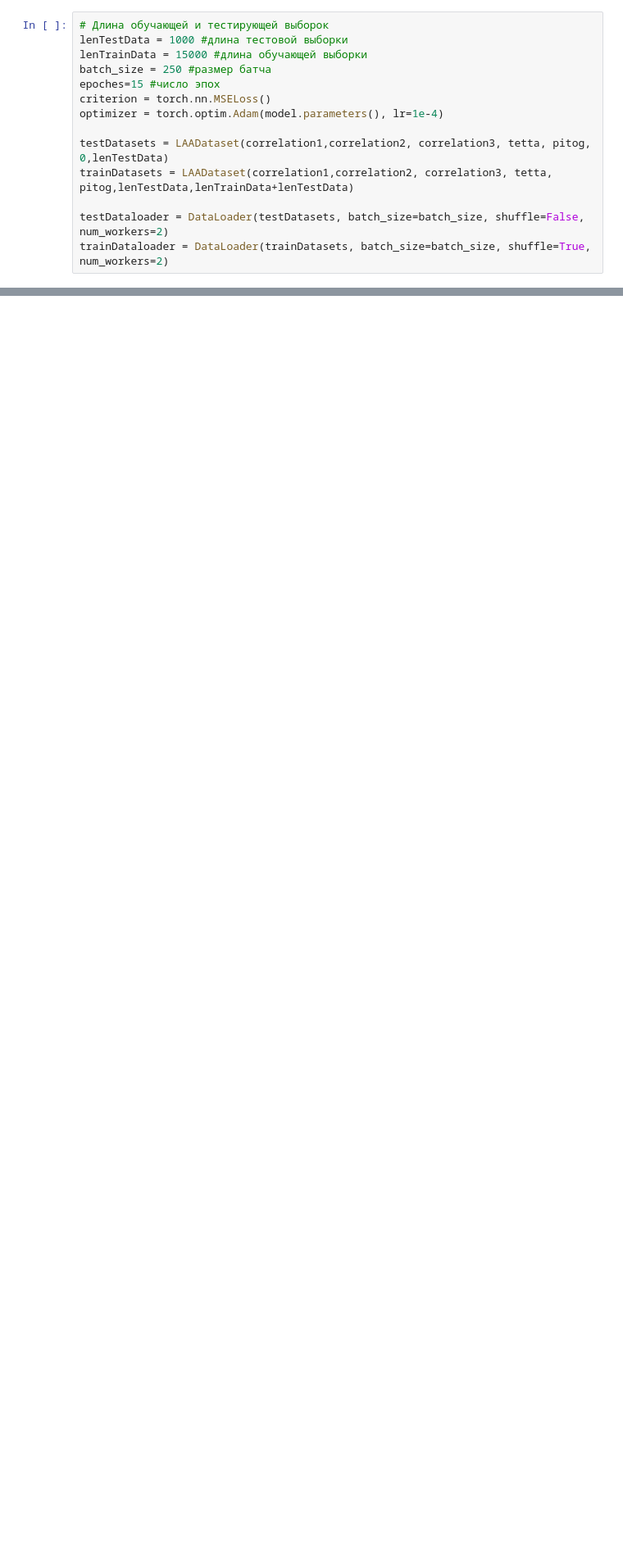
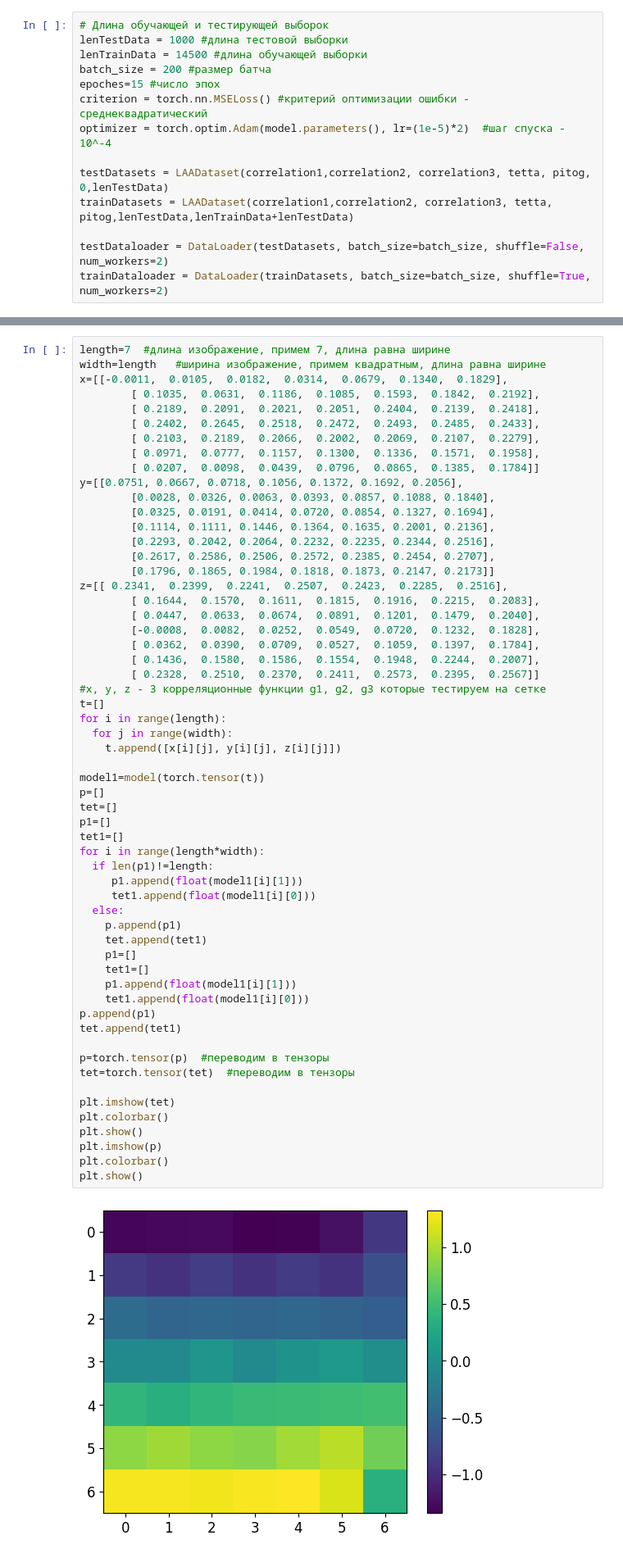
Before and after one commit to dainilliniad/small311qlab, a Jupyter notebook: курсовая_нейросеть.ipynb, the cells around one changed output, grey strips where cells are left out. Shown at 82% size. Cells and saved outputs as stored; diff of their text form; blank space fills up the shorter version.

```diff
--- a/курсовая_нейросеть.ipynb
+++ b/курсовая_нейросеть.ipynb
@@ -68,11 +69,11 @@ model = torch.nn.Sequential(
 # %%
 # Длина обучающей и тестирующей выборок
 lenTestData = 1000 #длина тестовой выборки
-lenTrainData = 15000 #длина обучающей выборки
-batch_size = 250 #размер батча
+lenTrainData = 14500 #длина обучающей выборки
+batch_size = 200 #размер батча
 epoches=15 #число эпох
-criterion = torch.nn.MSELoss()
-optimizer = torch.optim.Adam(model.parameters(), lr=1e-4)
+criterion = torch.nn.MSELoss() #критерий оптимизации ошибки - среднеквадратический
+optimizer = torch.optim.Adam(model.parameters(), lr=(1e-5)*2)  #шаг спуска - 10^-4
 
 testDatasets = LAADataset(correlation1,correlation2, correlation3, tetta, pitog, 0,lenTestData)
 trainDatasets = LAADataset(correlation1,correlation2, correlation3, tetta, pitog,lenTestData,lenTrainData+lenTestData)
@@ -221,0 +164,60 @@ plt.colorbar()
+# %%
+length=7  #длина изображение, примем 7, длина равна ширине
+width=length   #ширина изображение, примем квадратным, длина равна ширине
+x=[[-0.0011,  0.0105,  0.0182,  0.0314,  0.0679,  0.1340,  0.1829],
+        [ 0.1035,  0.0631,  0.1186,  0.1085,  0.1593,  0.1842,  0.2192],
+        [ 0.2189,  0.2091,  0.2021,  0.2051,  0.2404,  0.2139,  0.2418],
+        [ 0.2402,  0.2645,  0.2518,  0.2472,  0.2493,  0.2485,  0.2433],
+        [ 0.2103,  0.2189,  0.2066,  0.2002,  0.2069,  0.2107,  0.2279],
+        [ 0.0971,  0.0777,  0.1157,  0.1300,  0.1336,  0.1571,  0.1958],
+        [ 0.0207,  0.0098,  0.0439,  0.0796,  0.0865,  0.1385,  0.1784]]
+y=[[0.0751, 0.0667, 0.0718, 0.1056, 0.1372, 0.1692, 0.2056],
+        [0.0028, 0.0326, 0.0063, 0.0393, 0.0857, 0.1088, 0.1840],
+        [0.0325, 0.0191, 0.0414, 0.0720, 0.0854, 0.1327, 0.1694],
+        [0.1114, 0.1111, 0.1446, 0.1364, 0.1635, 0.2001, 0.2136],
+        [0.2293, 0.2042, 0.2064, 0.2232, 0.2235, 0.2344, 0.2516],
+        [0.2617, 0.2586, 0.2506, 0.2572, 0.2385, 0.2454, 0.2707],
+        [0.1796, 0.1865, 0.1984, 0.1818, 0.1873, 0.2147, 0.2173]]
+z=[[ 0.2341,  0.2399,  0.2241,  0.2507,  0.2423,  0.2285,  0.2516],
+        [ 0.1644,  0.1570,  0.1611,  0.1815,  0.1916,  0.2215,  0.2083],
+        [ 0.0447,  0.0633,  0.0674,  0.0891,  0.1201,  0.1479,  0.2040],
+        [-0.0008,  0.0082,  0.0252,  0.0549,  0.0720,  0.1232,  0.1828],
+        [ 0.0362,  0.0390,  0.0709,  0.0527,  0.1059,  0.1397,  0.1784],
+        [ 0.1436,  0.1580,  0.1586,  0.1554,  0.1948,  0.2244,  0.2007],
+        [ 0.2328,  0.2510,  0.2370,  0.2411,  0.2573,  0.2395,  0.2567]]
+#x, y, z - 3 корреляционные функции g1, g2, g3 которые тестируем на сетке
+t=[]
+for i in range(length):
+  for j in range(width):
+    t.append([x[i][j], y[i][j], z[i][j]])
+
+model1=model(torch.tensor(t))
+p=[]
+tet=[]
+p1=[]
+tet1=[]
+for i in range(length*width):
+  if len(p1)!=length:
+     p1.append(float(model1[i][1]))
+     tet1.append(float(model1[i][0]))
+  else:
+    p.append(p1)
+    tet.append(tet1)
+    p1=[]
+    tet1=[]
+    p1.append(float(model1[i][1]))
+    tet1.append(float(model1[i][0]))
+p.append(p1)
+tet.append(tet1)
+
+p=torch.tensor(p)  #переводим в тензоры
+tet=torch.tensor(tet)  #переводим в тензоры
+
+plt.imshow(tet)
+plt.colorbar()
+plt.show()
+plt.imshow(p)
+plt.colorbar()
+plt.show()
+# %% [output]
+[figure, added]
```
Also changed, not shown: parts of 9 cells of this notebook.
